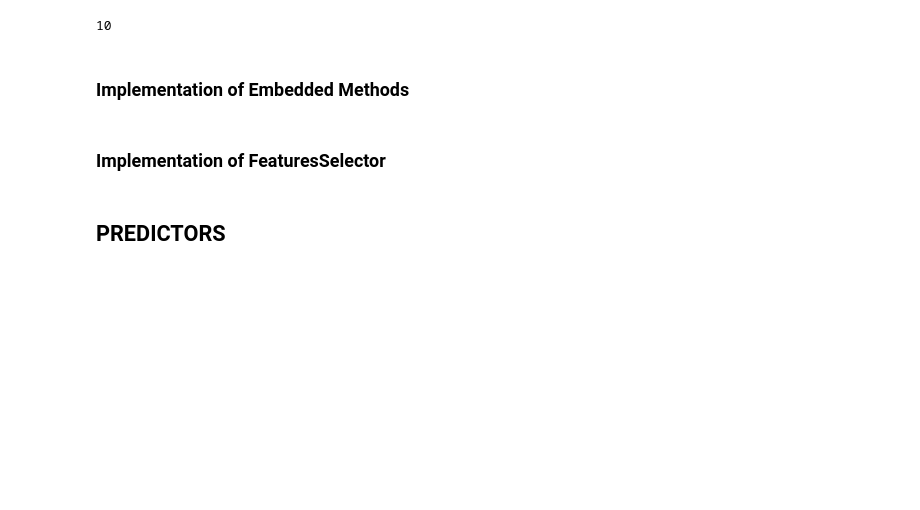
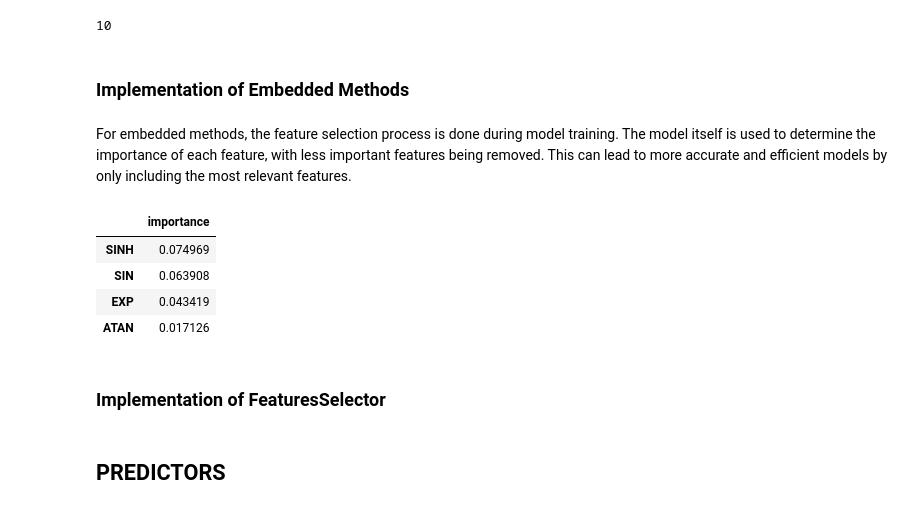
Before and after one commit to ViktorGakis/WebApps, a Jupyter notebook: TimeSeries Analysis/predict.ipynb, the cells around one changed output. Saved outputs shown, nothing was run; the diff lists cells and outputs as text; code cells hidden in the pictures; blank space fills up the shorter version.

Commit message:
added EmbeddedMethods

```diff
--- a/TimeSeries Analysis/predict.ipynb
+++ b/TimeSeries Analysis/predict.ipynb
@@ -605,3 +607,5 @@ len(_)
 10
 # %% [markdown]
 ### Implementation of Embedded Methods
+# %% [markdown]
+For embedded methods, the feature selection process is done during model training. The model itself is used to determine the importance of each feature, with less important features being removed. This can lead to more accurate and efficient models by only including the most relevant features.
@@ -608,2 +739,12 @@ len(_)
+# %%
+em = EmbeddedMethods(dp.X, dp.y, LinearRegression())
+df: DataFrame = em.run()
+df
+# %% [output]
+|  | importance |
+| SINH | 0.074969 |
+| SIN | 0.063908 |
+| EXP | 0.043419 |
+| ATAN | 0.017126 |
 # %% [markdown]
 ### Implementation of FeaturesSelector
```
Also changed, not shown: parts of 6 cells of this notebook.
